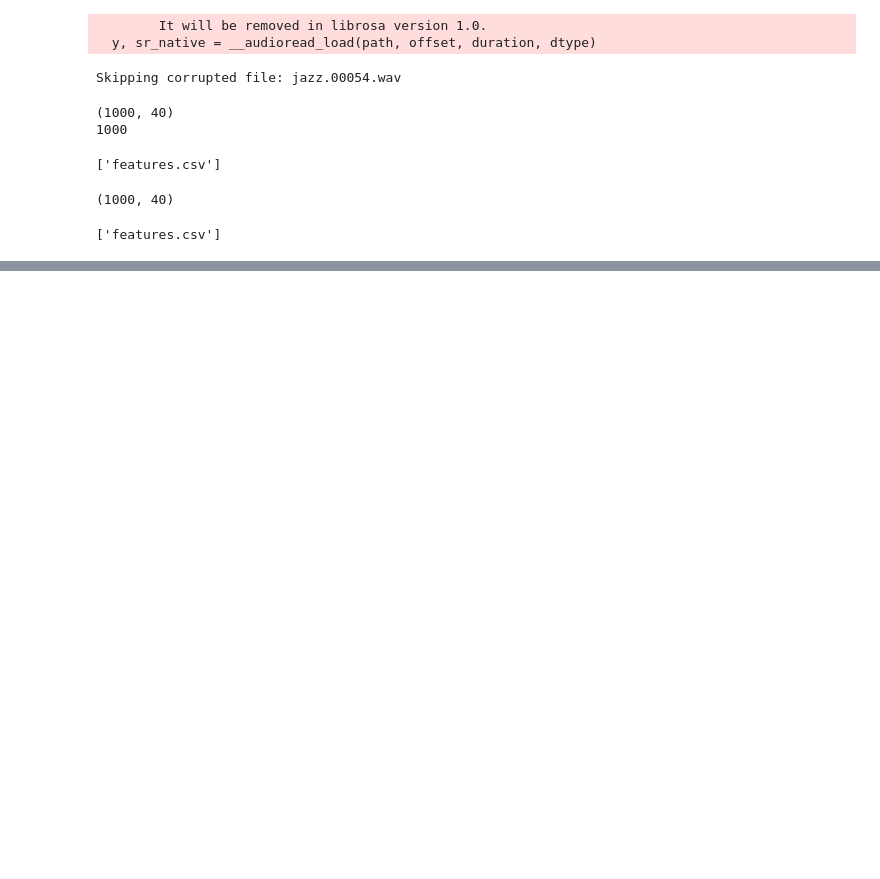
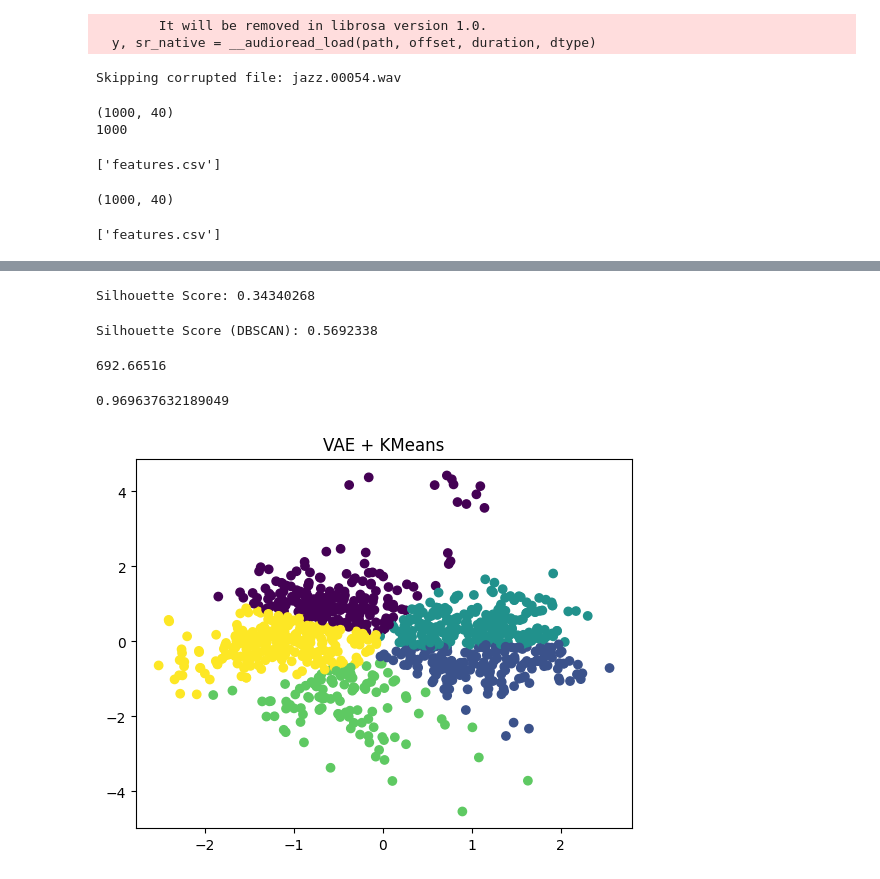
Before and after one commit to rafi-shoishab/CSE715-VAE-Music-Clustering, a Jupyter notebook: CSE715_VAE_Project.ipynb, the cells around one changed output, grey strips where cells are left out. Drawn from its saved outputs; the diff is of its cells as text; code cells hidden in the pictures; blank space fills up the shorter version.

```diff
--- a/CSE715_VAE_Project.ipynb
+++ b/CSE715_VAE_Project.ipynb
@@ -369,0 +488,7 @@ os.listdir("results")
+# %%
+from sklearn.metrics import silhouette_score
+
+score = silhouette_score(latent_vectors, clusters)
+print("Silhouette Score:", score)
+# %% [output]
+Silhouette Score: 0.34340268
@@ -369,0 +500,30 @@ os.listdir("results")
+# %%
+from sklearn.cluster import DBSCAN
+from sklearn.metrics import silhouette_score
+import numpy as np
+
+dbscan = DBSCAN(eps=0.5, min_samples=5)
+db_labels = dbscan.fit_predict(latent_vectors)
+
+# Remove noise points (-1)
+mask = db_labels != -1
+
+if len(set(db_labels[mask])) > 1:
+    print("Silhouette Score (DBSCAN):",
+          silhouette_score(latent_vectors[mask], db_labels[mask]))
+else:
+    print("DBSCAN failed or all noise")
+# %% [output]
+Silhouette Score (DBSCAN): 0.5692338
+# %%
+from sklearn.metrics import calinski_harabasz_score
+
+print(calinski_harabasz_score(latent_vectors, clusters))
+# %% [output]
+692.66516
+# %%
+from sklearn.metrics import davies_bouldin_score
+
+print(davies_bouldin_score(latent_vectors, clusters))
+# %% [output]
+0.969637632189049
@@ -369,0 +538,6 @@ os.listdir("results")
+# %%
+plt.scatter(latent_vectors[:,0], latent_vectors[:,1], c=clusters)
+plt.title("VAE + KMeans")
+plt.show()
+# %% [output]
+[figure, added]
```
Also changed, not shown: parts of 21 cells of this notebook.
